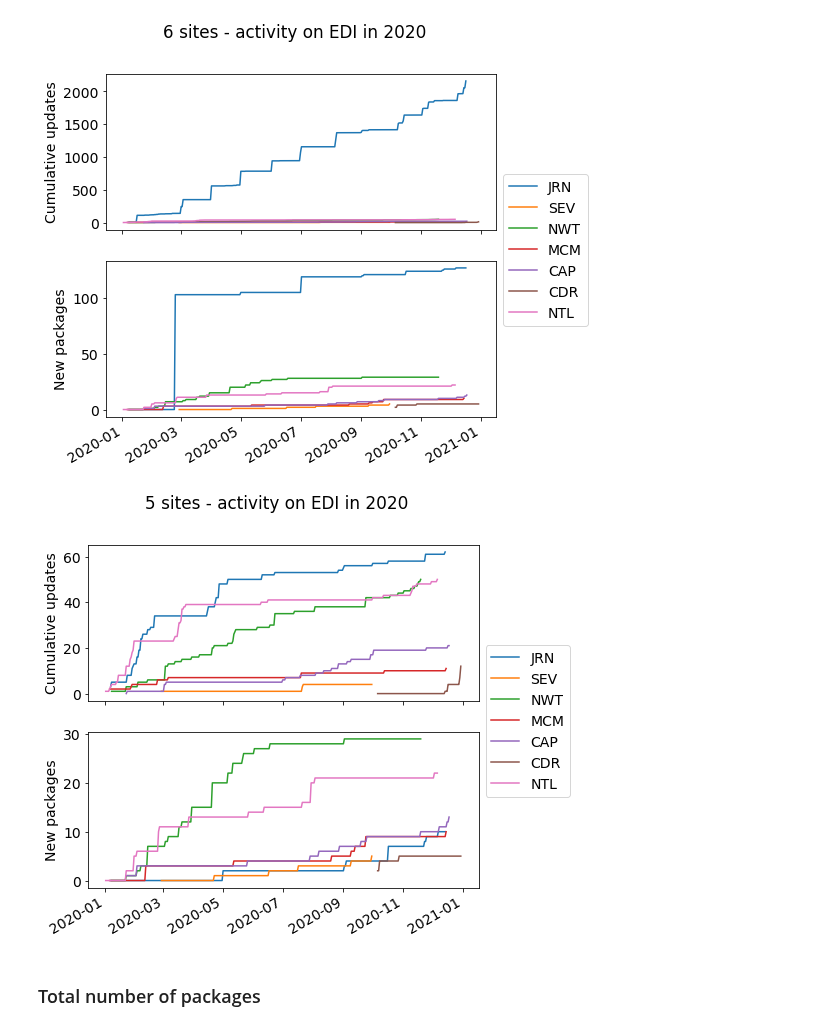
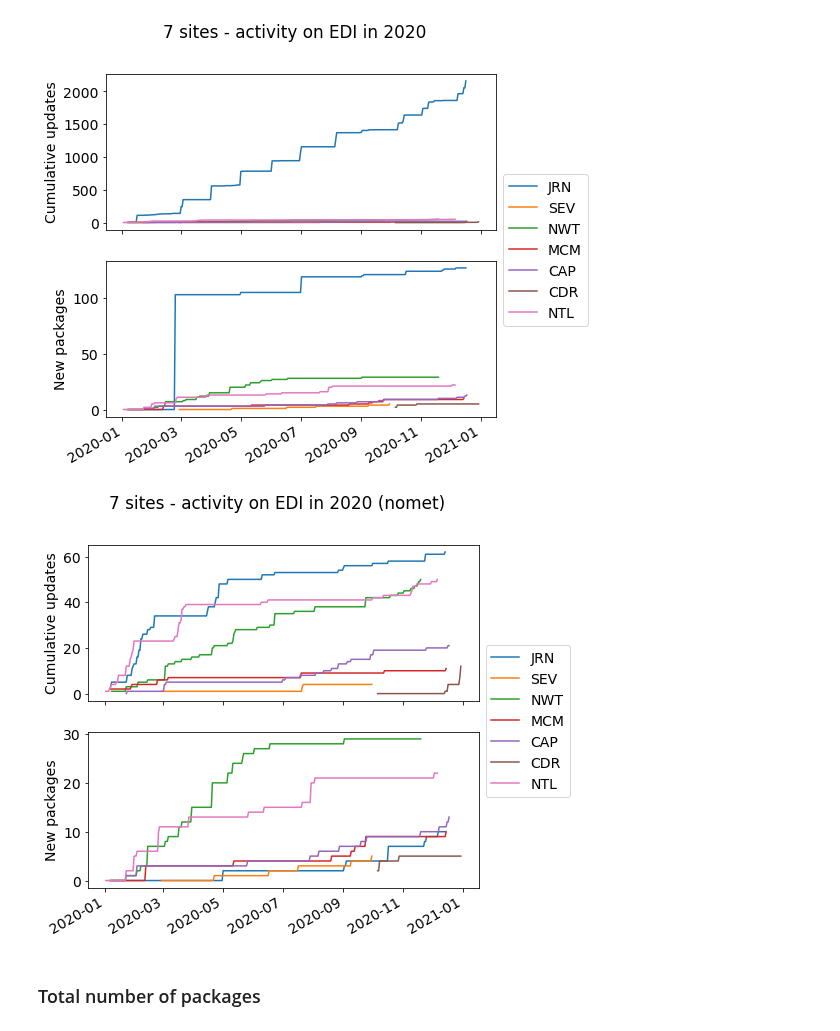
Before and after one commit to jornada-im/diagnostics, a Jupyter notebook: LTERcomp-EDI-diagnostics.ipynb, the cells around one changed output. Saved outputs shown, nothing was run; the diff lists cells and outputs as text; code cells hidden in the pictures.

```diff
--- a/LTERcomp-EDI-diagnostics.ipynb
+++ b/LTERcomp-EDI-diagnostics.ipynb
@@ -222,35 +222,35 @@ fig, ax = plt.subplots(nrows=2, ncols=1, figsize=(7, 7), sharex=True)
 
 #ax[0].plot(jrn.index, jrn.n_update, label='Update pkg')
 #ax[0].plot(daily.index, dfs.n_create, label='Create pkg')
 #ax[0].set_ylabel('JRN events')
 
 ax[0].plot(jrn_nomet.index, jrn_nomet.n_update.cumsum(), label='JRN')
 ax[0].plot(sev.index, sev.n_update.cumsum(), label='SEV')
 ax[0].plot(nwt.index, nwt.n_update.cumsum(), label='NWT')
 ax[0].plot(mcm.index, mcm.n_update.cumsum(), label='MCM')
 ax[0].plot(cap.index, cap.n_update.cumsum(), label='CAP')
 ax[0].plot(cdr.index, cdr.n_update.cumsum(), label='CDR')
 ax[0].plot(ntl.index, ntl.n_update.cumsum(), label='NTL')
 ax[0].set_ylabel('Cumulative updates')
 
 ax[1].plot(jrn_nomet.index, jrn_nomet.n_create.cumsum(), label='JRN')
 ax[1].plot(sev.index, sev.n_create.cumsum(), label='SEV')
 ax[1].plot(nwt.index, nwt.n_create.cumsum(), label='NWT')
 ax[1].plot(mcm.index, mcm.n_create.cumsum(), label='MCM')
 ax[1].plot(cap.index, cap.n_create.cumsum(), label='CAP')
 ax[1].plot(cdr.index, cdr.n_create.cumsum(), label='CDR')
 ax[1].plot(ntl.index, ntl.n_create.cumsum(), label='NTL')
 
 plt.legend(bbox_to_anchor=(1,1.6), loc="upper left")
 plt.ylabel('New packages')
 fig.autofmt_xdate()
-plt.suptitle('5 sites - activity on EDI in 2020')
+plt.suptitle('7 sites - activity on EDI in 2020 (nomet)')
 
 import os
 fig.savefig(os.path.expanduser("/Users/gmaurer/GD_gmaurer.jrn.lter/IM/figures/LTERcomp_EDI_2020_JRNnomet_{0}.png".format(now)),
             dpi=150)
 # %% [output]
-[figure, old version]
+[figure, new version]
 # %% [markdown]
 ### Total number of packages
 # %%
```
Also changed, not shown: parts of 1 cell of this notebook.
